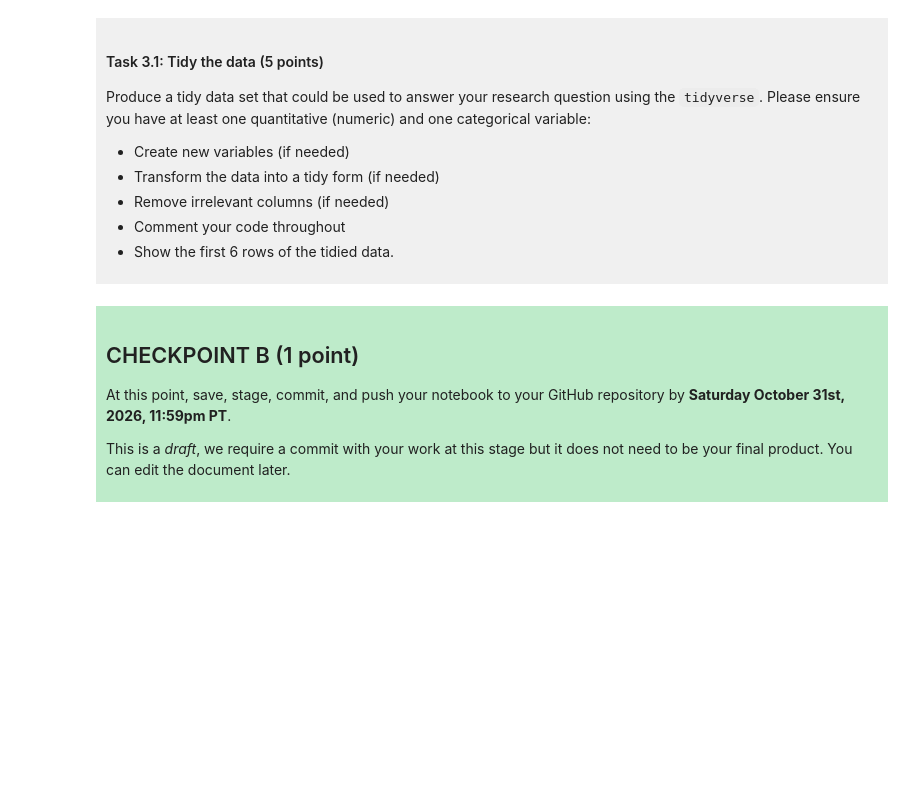
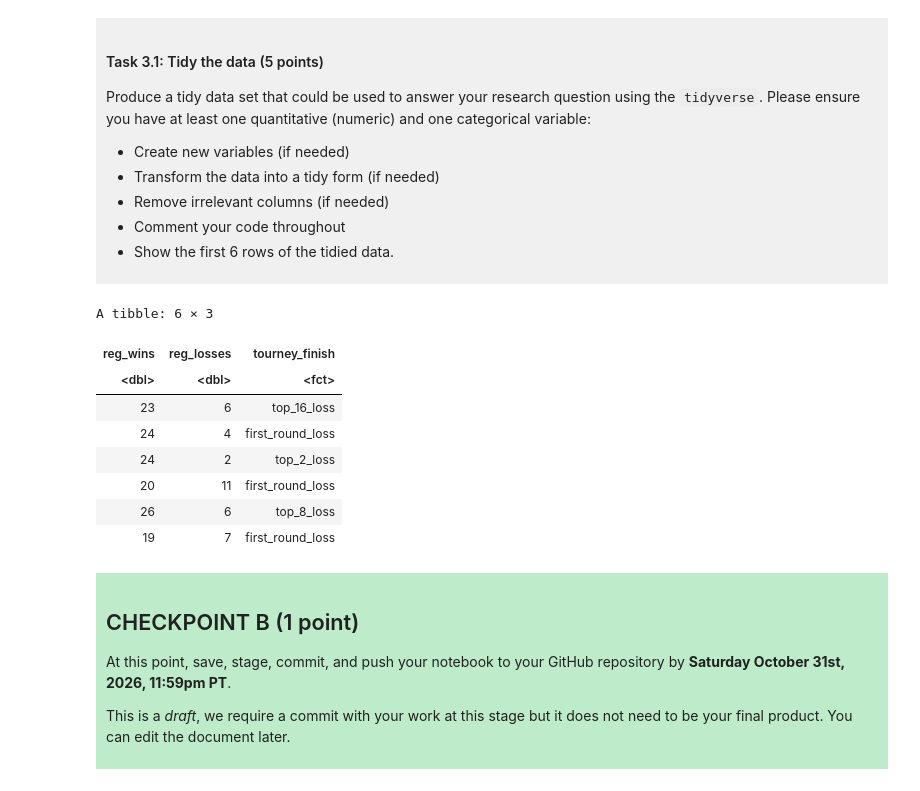
Before and after one commit to shreeyabasappa/dsci-100-project-shreeya-basappa, a Jupyter notebook: dsci-100-project-notebook.ipynb, the cells around one changed output. Cells and saved outputs as stored; diff of their text form; code cells hidden in the pictures; blank space fills up the shorter version.

```diff
--- a/dsci-100-project-notebook.ipynb
+++ b/dsci-100-project-notebook.ipynb
@@ -189,7 +215,21 @@ Produce a tidy data set that could be used to answer your research question usin
 
 </div>
 # %%
-### EDIT THIS CODE CELL ###
+tidy_mm_data <- women_march_madness |> #no need to create new variables! The data is already in tidy format!
+    select(reg_wins, reg_losses, tourney_finish) |> #selected the regional wins, regional losses, and tourney finish columns to answer my question
+    mutate(tourney_finish = as.factor(tourney_finish)) # turned the tourney_finish column into factor type to set up data for classification
+
+head(tidy_mm_data) #showing first 6 rows of the tidied data
+# %% [output]
+A tibble: 6 × 3
+| reg_wins | reg_losses | tourney_finish |
+| <dbl> | <dbl> | <fct> |
+| 23 | 6 | top_16_loss |
+| 24 | 4 | first_round_loss |
+| 24 | 2 | top_2_loss |
+| 20 | 11 | first_round_loss |
+| 26 | 6 | top_8_loss |
+| 19 | 7 | first_round_loss |
 # %% [markdown]
 <div style="background-color: #beebca; padding: 10px;">
 
```
Also changed, not shown: parts of 3 cells of this notebook.
